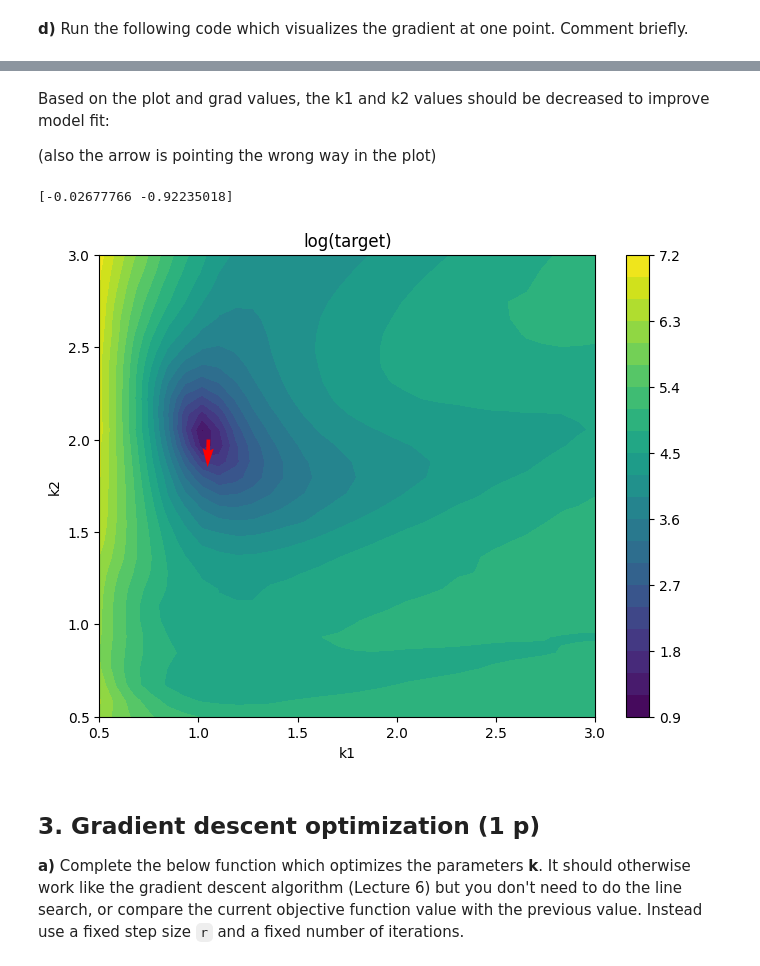
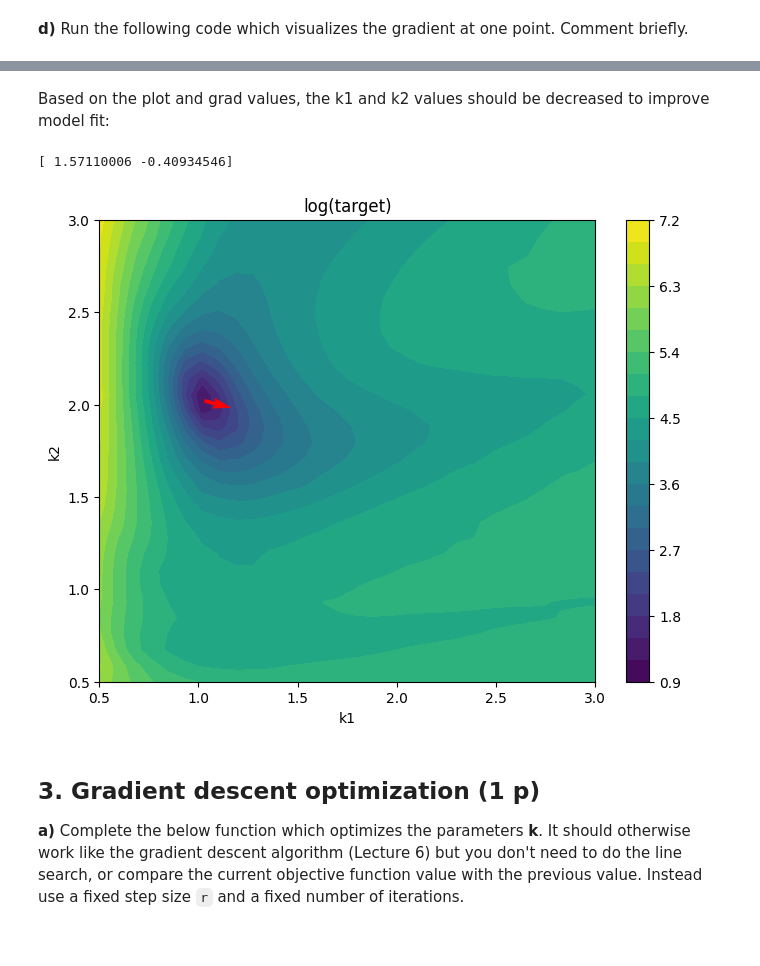
Before and after one commit to SaraVakk/Networks-exercises, a Jupyter notebook: Networks-exercises/Ex2.ipynb, the cells around one changed output, grey strips where cells are left out. Cells and saved outputs as stored; diff of their text form; code cells hidden in the pictures.

```diff
--- a/Networks-exercises/Ex2.ipynb
+++ b/Networks-exercises/Ex2.ipynb
@@ -243,11 +243,12 @@ def target_grad(k):
     out = solve_ivp(fun_extended, y0=x0_tilde, t_span=[0, max(t_ext)], t_eval=t_ext)
     X_tilde = out.y.T[1:(N+1),:] # remove point at t=0
 
+    grad = np.zeros(2)
     # Compute and return gradient of the objective using the solved X_tilde
     for i in range(N):
         residual = Y_data[i,:] - X_tilde[i,0:2] # y_i - x(t_i)
         sensitivity = X_tilde[i,2:6].reshape((2,2)) # sensitivity matrix at time t_i
-        grad = -2 * sensitivity.T @ residual
+        grad += -2 * sensitivity.T @ residual
     return grad
 # %% [markdown]
 **d)** Run the following code which visualizes the gradient at one point. Comment briefly.
@@ -265,18 +266,16 @@ plt.show()
 # %% [markdown]
 Based on the plot and grad values, the k1 and k2 values should be decreased to improve model fit:
-
-(also the arrow is pointing the wrong way in the plot)
 # %%
-k = [1.05,2.0]
+k = [1.03,2.02]
 grad = target_grad(k)
 print(grad)
 
 plot_grid(x_grid,y_grid,z_grid, show=False)
 plt.quiver(k[0], k[1], grad[0], grad[1], color = "red")
 plt.show()
 # %% [output]
-[-0.02677766 -0.92235018]
+[ 1.57110006 -0.40934546]
-[figure, old version]
+[figure, new version]
 # %% [markdown]
 ## 3. Gradient descent optimization (1 p)
 
```
Also changed, not shown: parts of 8 cells of this notebook.
